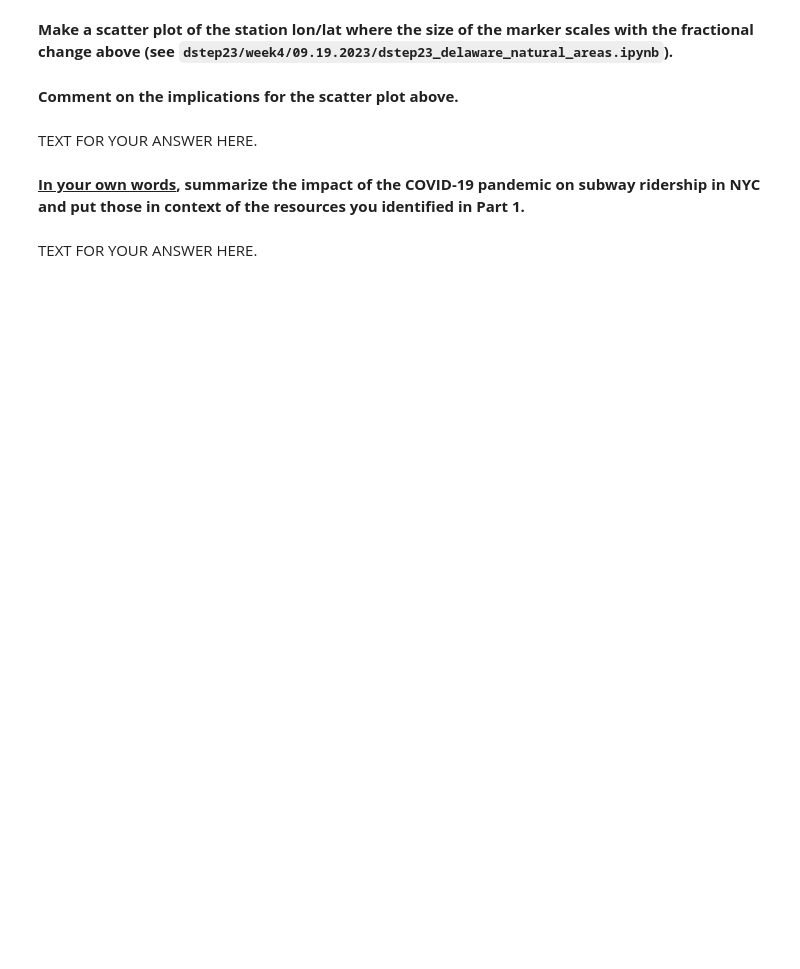
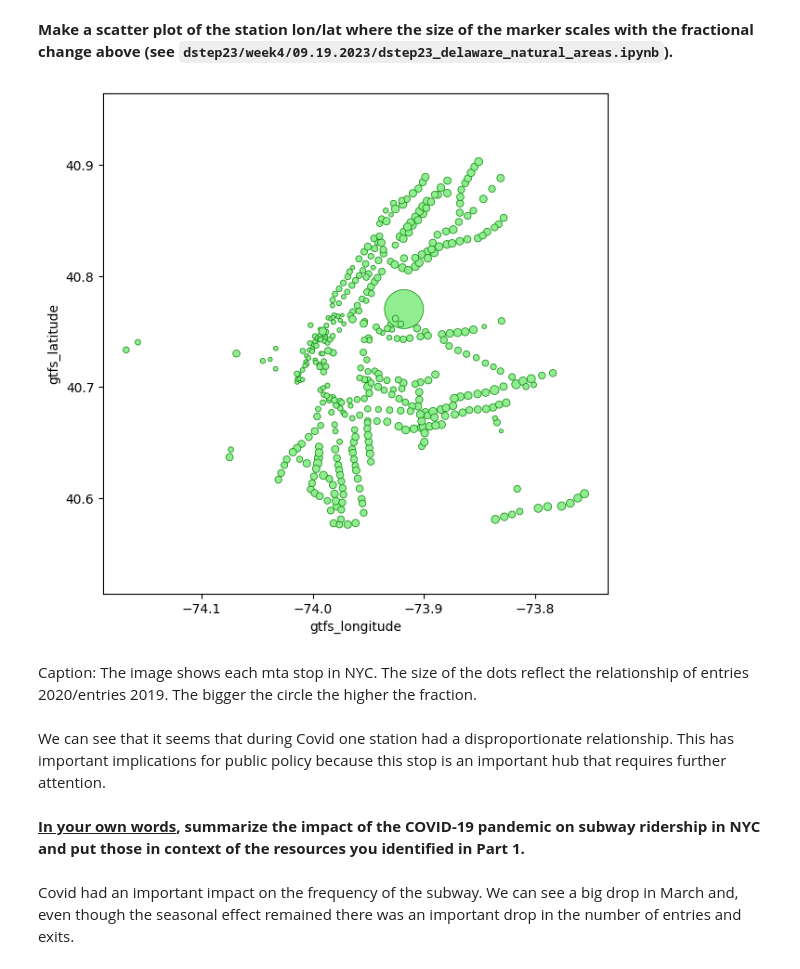
Before and after one commit to ReidelVichot/DSTEP23, a Jupyter notebook: assignments/dstep23_assignment_04_RVichot.ipynb, the cells around one changed output. Cells and saved outputs as stored; diff of their text form; code cells hidden in the pictures; blank space fills up the shorter version.

```diff
--- a/assignments/dstep23_assignment_04_RVichot.ipynb
+++ b/assignments/dstep23_assignment_04_RVichot.ipynb
@@ -391,3 +404,23 @@ Caption: This figure shows the decomposition of seasonal effects for the number
 TEXT FOR YOUR ANSWER HERE.
 # %% [markdown]
 **For each station, calculate the fractional change between 2019 and 2020 for the number of entries between April 1st and December 1st in each year.**
+# %%
+fname19 = "/content/assignment_temp/mta_turnstiles_2019/body.csv"
+mta19 = pd.read_csv(fname19, parse_dates = ["date"], low_memory=False)
+
+fname20 = "/content/assignment_temp/mta_turnstiles_2020/body.csv"
+mta20 = pd.read_csv(fname20, parse_dates = ["date"], low_memory=False)
+
+ind_tlo = mta19["date"] >= "2019-04-01"
+ind_thi = mta19["date"] < "2019-12-31"
+ind_tot = ind_tlo & ind_thi
+
+mta19_seg = mta19[ind_tot].groupby(["stop_name","gtfs_longitude","gtfs_latitude"]).sum(numeric_only=True)
+
+ind_tlo = mta20["date"] >= "2020-04-01"
+ind_thi = mta20["date"] < "2020-12-31"
+ind_tot = ind_tlo & ind_thi
+
+mta20_seg = mta20[ind_tot].groupby(["stop_name","gtfs_longitude","gtfs_latitude"]).sum(numeric_only=True)
+# %%
+mta_seg = mta19_seg.merge(mta20_seg, left_on=["stop_name","gtfs_longitude","gtfs_latitude"], right_on=["stop_name","gtfs_longitude","gtfs_latitude"])
@@ -393,0 +444,2 @@ TEXT FOR YOUR ANSWER HERE.
+# %%
+mta_seg["fractional_change"] = mta_seg["entries_y"]/mta_seg["entries_x"]
@@ -394,10 +463,20 @@ TEXT FOR YOUR ANSWER HERE.
 # %% [markdown]
 **Make a scatter plot of the station lon/lat where the size of the marker scales with the fractional change above (see `dstep23/week4/09.19.2023/dstep23_delaware_natural_areas.ipynb`).**
-# %% [markdown]
-**Comment on the implications for the scatter plot above.**
-# %% [markdown]
-TEXT FOR YOUR ANSWER HERE.
+# %%
+# -- make a scatter plot
+fig, ax = plt.subplots(figsize=(7, 7))
+
+mta_seg.reset_index().plot.scatter("gtfs_longitude", "gtfs_latitude", fc="lightgreen", ec="green", lw=0.5, s=mta_seg.reset_index()["fractional_change"]*100, ax=ax)
+
+ax.axis("equal") # set the aspect ratio of the axes to be equal
+fig.show()
+# %% [output]
+[figure, added]
+# %% [markdown]
+Caption: The image shows each mta stop in NYC. The size of the dots reflect the relationship of entries 2020/entries 2019. The bigger the circle the higher the fraction.
+# %% [markdown]
+We can see that it seems that during Covid one station had a disproportionate relationship. This has important implications for public policy because this stop is an important hub that requires further attention.
 # %% [markdown]
 **<u>In your own words</u>, summarize the impact of the COVID-19 pandemic on subway ridership in NYC and put those in context of the resources you identified in Part 1.**
-# %% [markdown]
-TEXT FOR YOUR ANSWER HERE.
+# %% [markdown]
+Covid had an important impact on the frequency of the subway. We can see a big drop in March and, even though the seasonal effect remained there was an important drop in the number of entries and exits.
```
Also changed, not shown: parts of 13 cells of this notebook.
